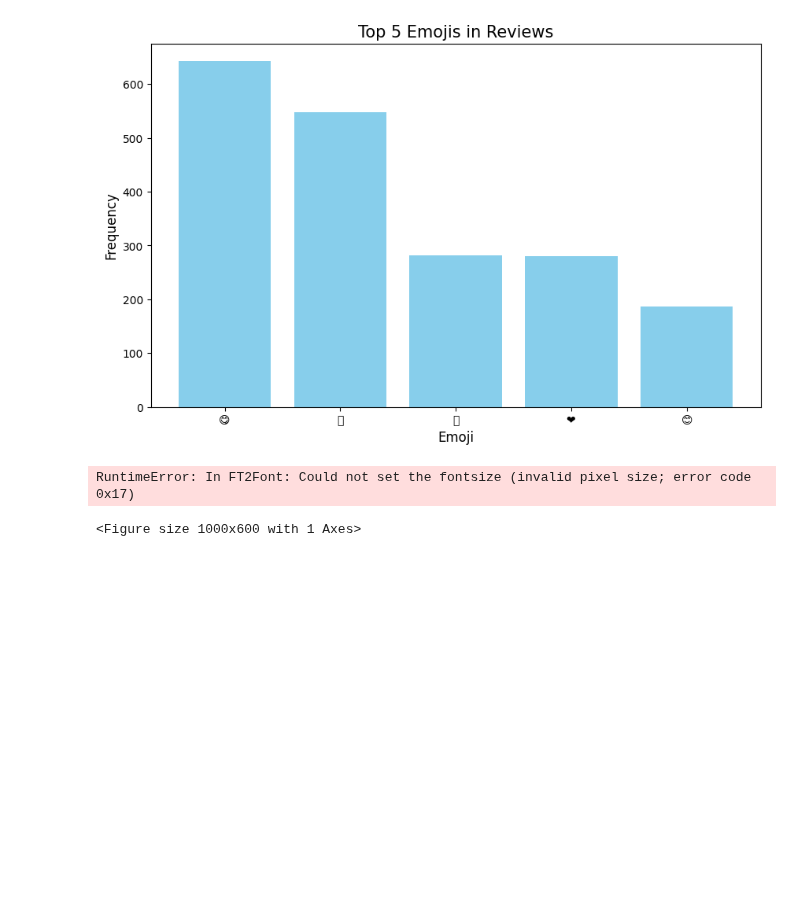
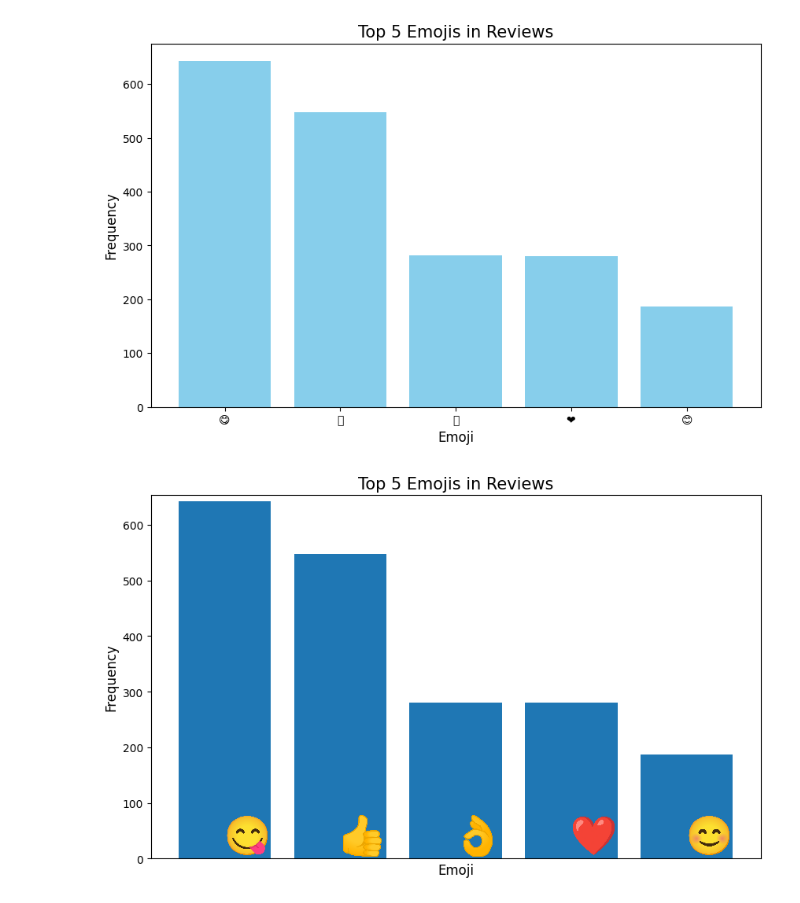
Before and after one commit to Somerville-2023/New-York-health-Inspection-Prediction, a Jupyter notebook: john-folder/project/explore_reviews.ipynb, the cells around one changed output. Saved outputs shown, nothing was run; the diff lists cells and outputs as text; code cells hidden in the pictures; blank space fills up the shorter version.

Commit message:
plot emoji reviews

```diff
--- a/john-folder/project/explore_reviews.ipynb
+++ b/john-folder/project/explore_reviews.ipynb
@@ -144,25 +136,40 @@ plt.ylabel('Frequency', fontsize=12)
 plt.show()
 # %% [output]
 [figure]
-# %%
-import matplotlib.pyplot as plt
-from matplotlib.font_manager import FontProperties
-
-# Create a FontProperties object with Apple Color Emoji
-emoji_font = FontProperties(fname='/System/Library/Fonts/Apple Color Emoji.ttc')
-
-# When creating your plot, set the fontproperties for the x-tick labels
-plt.figure(figsize=(10, 6))
-plt.bar(top_emojis, top_counts, color='skyblue')
-plt.xticks(fontproperties=emoji_font, fontsize=12)  # Apply the emoji font to x-ticks
-
-# Add title and labels with default font
-plt.title('Top 5 Emojis in Reviews', fontsize=15)
-plt.xlabel('Emoji', fontsize=12)
-plt.ylabel('Frequency', fontsize=12)
-
-# Show the plot
-plt.show()
-# %% [output]
-RuntimeError: In FT2Font: Could not set the fontsize (invalid pixel size; error code 0x17)
-<Figure size 1000x600 with 1 Axes>
+# %%
+from imojify import imojify
+from matplotlib import pyplot as plt
+from matplotlib.offsetbox import OffsetImage, AnnotationBbox
+
+# Define the function to place an emoji image at given coordinates
+def offset_image(coord, emoji, ax):
+    img = plt.imread(imojify.get_img_path(emoji))
+    im = OffsetImage(img, zoom=0.08)
+    im.image.axes = ax
+    ab = AnnotationBbox(im, (coord, 0), xycoords='data', frameon=False, pad=0, box_alignment=(0.0, 0.0))
+    ax.add_artist(ab)
+
+# Your existing code to plot the data
+plt.figure(figsize=(10, 6))
+plt.bar(top_emojis, top_counts)
+
+# Remove the current labels
+plt.xticks([])
+
+# Set the new emoji labels using the offset_image function
+for i, emoji in enumerate(top_emojis):
+    offset_image(i, emoji, plt.gca())
+
+# Adjust the axis and padding if necessary
+plt.ylim(0, max(top_counts) + 10)
+plt.tick_params(axis='x', which='major', pad=15)
+
+# Add title and labels with default font
+plt.title('Top 5 Emojis in Reviews', fontsize=15)
+plt.xlabel('Emoji', fontsize=12)
+plt.ylabel('Frequency', fontsize=12)
+
+# Show the plot
+plt.show()
+# %% [output]
+[figure, added]
```
Also changed, not shown: parts of 3 cells of this notebook.
